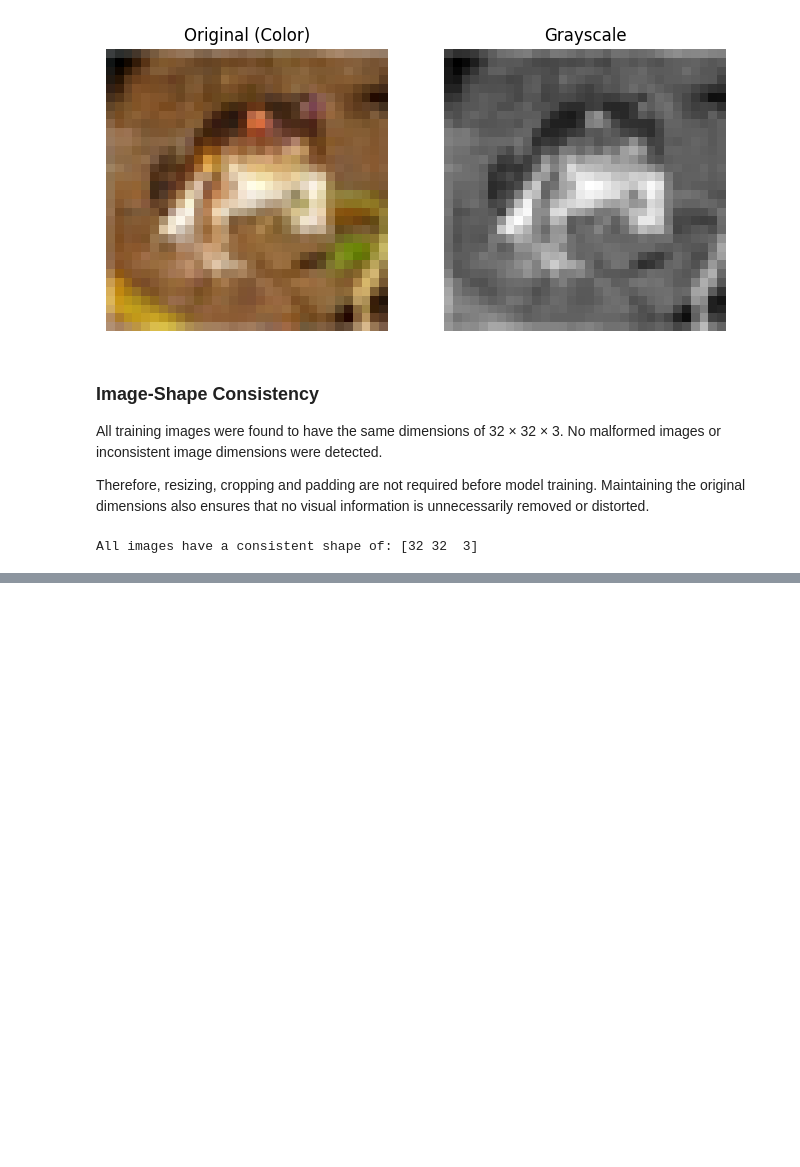
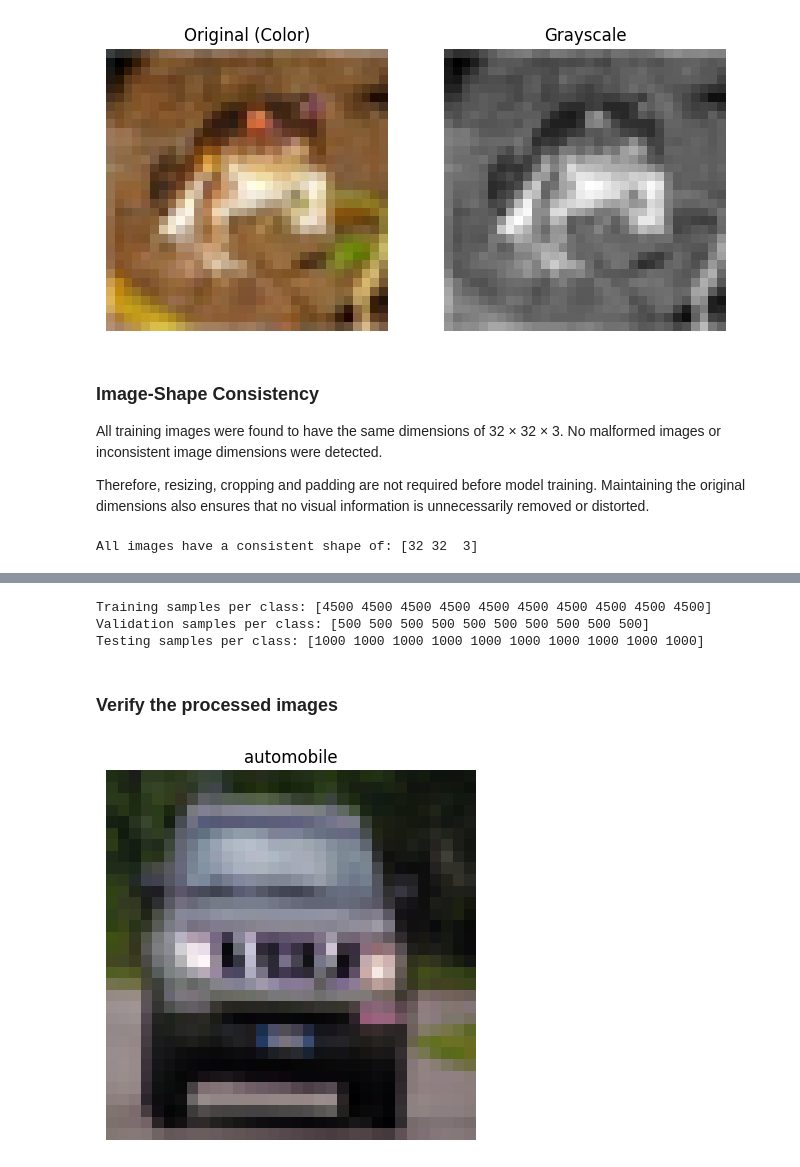
Before and after one commit to noodlebatteries124/deleca2, a Jupyter notebook: Ptajh.ipynb, the cells around one changed output, grey strips where cells are left out. Saved outputs shown, nothing was run; the diff lists cells and outputs as text; code cells hidden in the pictures; blank space fills up the shorter version.

Commit message:
Preprocessing completed, i removed normalization from the previous becasue i wanna put it after, we have to do seperate normalizations since we touching seperate models

```diff
--- a/Ptajh.ipynb
+++ b/Ptajh.ipynb
@@ -310,0 +307,8 @@ All images have a consistent shape of: [32 32  3]
+# %%
+# Convert labels into one-dimensional integer arrays
+y_train_processed = y_train.astype("int32").reshape(-1)
+y_test_processed = y_test.astype("int32").reshape(-1)
+
+print("Training labels:", y_train_processed.shape)
+print("Testing labels:", y_test_processed.shape)
+print("Label datatype:", y_train_processed.dtype)
@@ -310,0 +321,10 @@ All images have a consistent shape of: [32 32  3]
+# %%
+from sklearn.model_selection import train_test_split
+
+x_model_train, x_val, y_model_train, y_val = train_test_split(
+    x_train,
+    y_train_processed,
+    test_size=0.10,
+    random_state=42,
+    stratify=y_train_processed
+)
@@ -310,0 +353,28 @@ All images have a consistent shape of: [32 32  3]
+# %%
+print(
+    "Training samples per class:",
+    np.bincount(y_model_train, minlength=10)
+)
+
+print(
+    "Validation samples per class:",
+    np.bincount(y_val, minlength=10)
+)
+
+print(
+    "Testing samples per class:",
+    np.bincount(y_test_processed, minlength=10)
+)
+# %% [output]
+Training samples per class: [4500 4500 4500 4500 4500 4500 4500 4500 4500 4500]
+Validation samples per class: [500 500 500 500 500 500 500 500 500 500]
+Testing samples per class: [1000 1000 1000 1000 1000 1000 1000 1000 1000 1000]
+# %% [markdown]
+### Verify the processed images
+# %%
+plt.imshow(x_model_train[0])
+plt.title(class_names[y_model_train[0]])
+plt.axis("off")
+plt.show()
+# %% [output]
+[figure, added]
```
Also changed, not shown: parts of 12 cells of this notebook.
